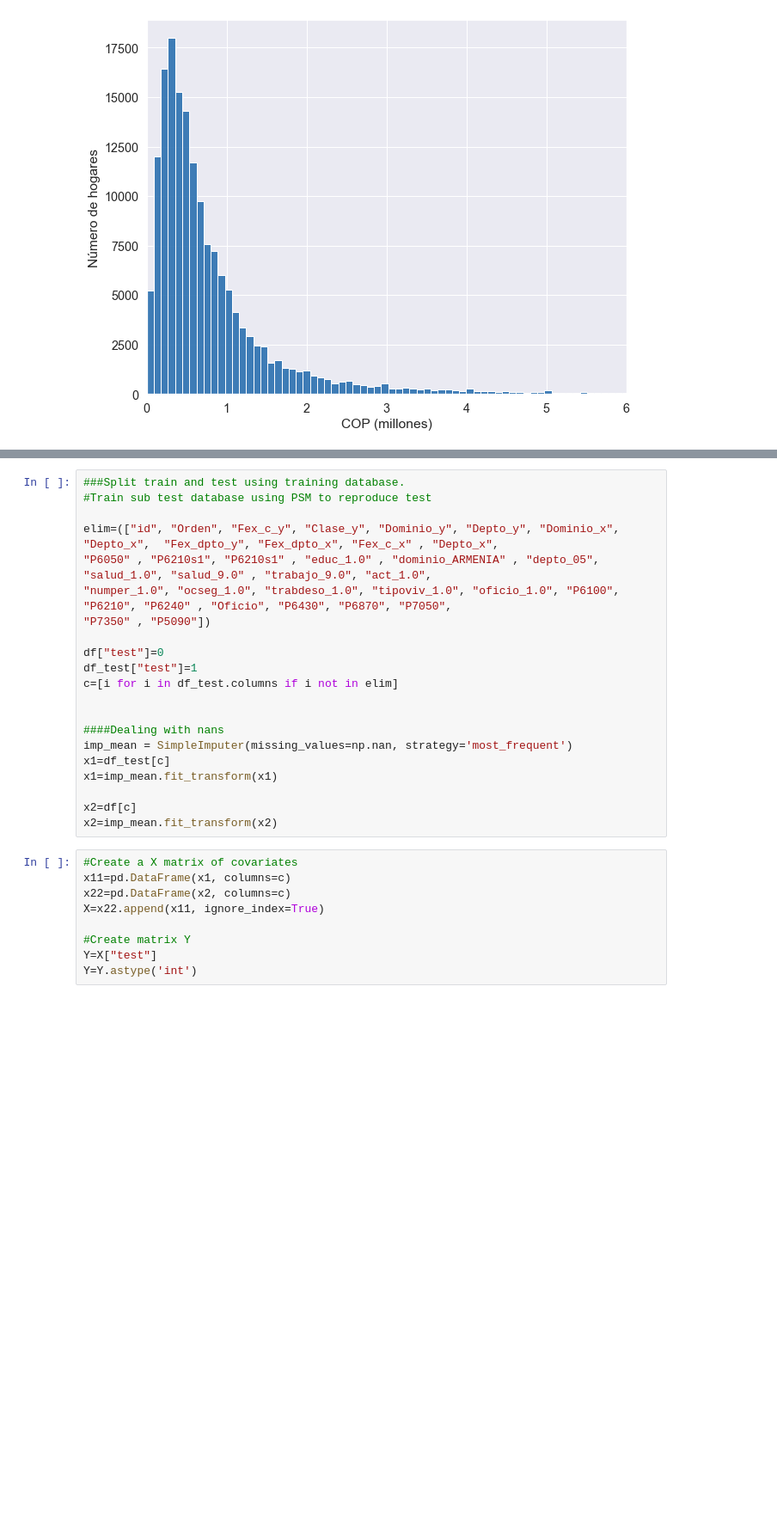
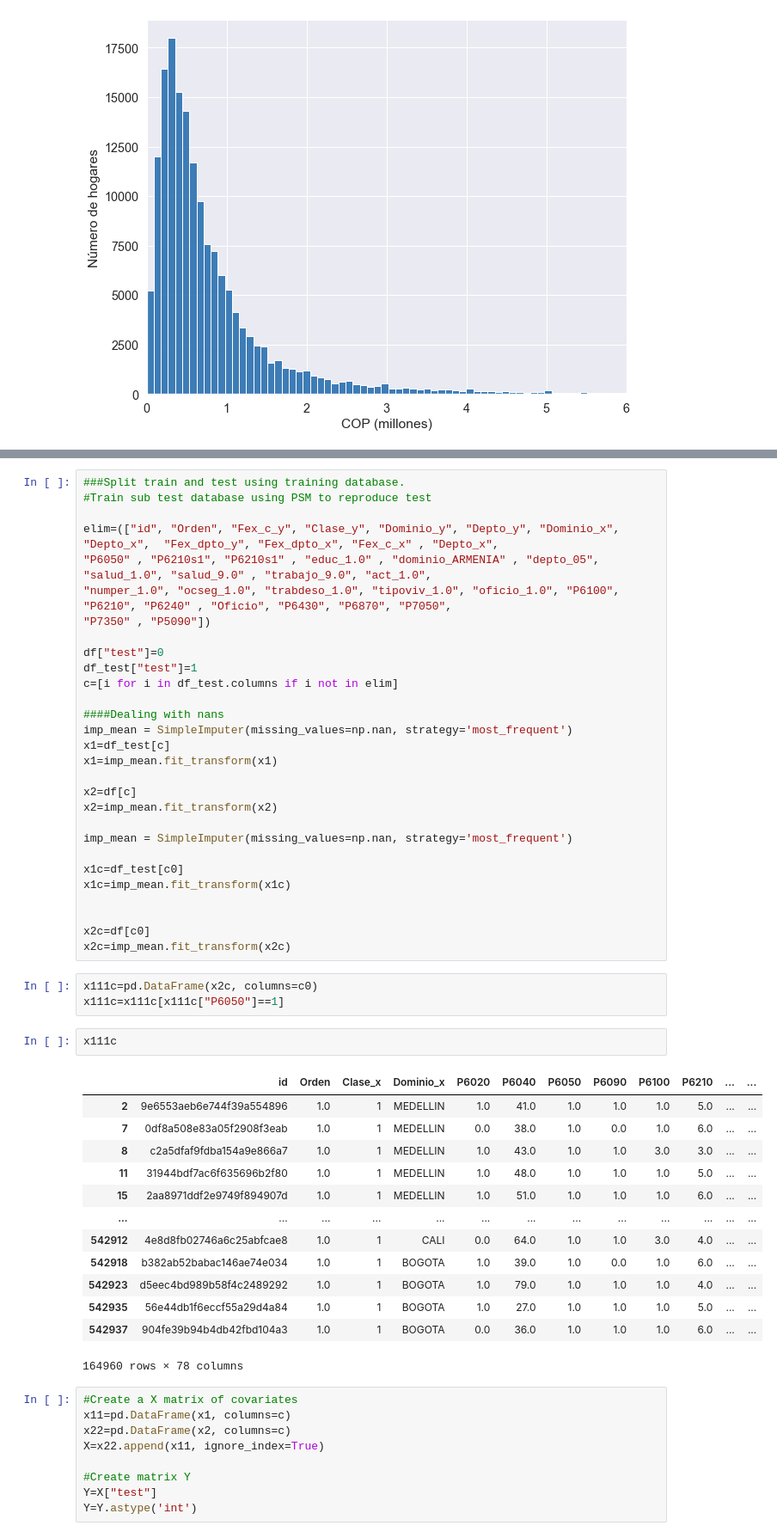
Before and after one commit to sdpinilla18/PS2_BD-ML, a Jupyter notebook: code_PS2_v2.ipynb, the cells around one changed output, grey strips where cells are left out. Shown at 86% size. Saved outputs shown, nothing was run; the diff lists cells and outputs as text; blank space fills up the shorter version.

```diff
--- a/code_PS2_v2.ipynb
+++ b/code_PS2_v2.ipynb
@@ -248,7 +281,6 @@ df["test"]=0
 df_test["test"]=1
 c=[i for i in df_test.columns if i not in elim]
 
-
 ####Dealing with nans
 imp_mean = SimpleImputer(missing_values=np.nan, strategy='most_frequent')
 x1=df_test[c]
@@ -256,6 +288,34 @@ x1=imp_mean.fit_transform(x1)
 
 x2=df[c]
 x2=imp_mean.fit_transform(x2)
+
+imp_mean = SimpleImputer(missing_values=np.nan, strategy='most_frequent')
+
+x1c=df_test[c0]
+x1c=imp_mean.fit_transform(x1c)
+
+
+x2c=df[c0]
+x2c=imp_mean.fit_transform(x2c)
+# %%
+x111c=pd.DataFrame(x2c, columns=c0)
+x111c=x111c[x111c["P6050"]==1]
+# %%
+x111c
+# %% [output]
+|  | id | Orden | Clase_x | Dominio_x | P6020 | P6040 | P6050 | P6090 | P6100 | P6210 | ... | ... |
+| 2 | 9e6553aeb6e744f39a554896 | 1.0 | 1 | MEDELLIN | 1.0 | 41.0 | 1.0 | 1.0 | 1.0 | 5.0 | ... | ... |
+| 7 | 0df8a508e83a05f2908f3eab | 1.0 | 1 | MEDELLIN | 0.0 | 38.0 | 1.0 | 0.0 | 1.0 | 6.0 | ... | ... |
+| 8 | c2a5dfaf9fdba154a9e866a7 | 1.0 | 1 | MEDELLIN | 1.0 | 43.0 | 1.0 | 1.0 | 3.0 | 3.0 | ... | ... |
+| 11 | 31944bdf7ac6f635696b2f80 | 1.0 | 1 | MEDELLIN | 1.0 | 48.0 | 1.0 | 1.0 | 1.0 | 5.0 | ... | ... |
+| 15 | 2aa8971ddf2e9749f894907d | 1.0 | 1 | MEDELLIN | 1.0 | 51.0 | 1.0 | 1.0 | 1.0 | 6.0 | ... | ... |
+| ... | ... | ... | ... | ... | ... | ... | ... | ... | ... | ... | ... | ... |
+| 542912 | 4e8d8fb02746a6c25abfcae8 | 1.0 | 1 | CALI | 0.0 | 64.0 | 1.0 | 1.0 | 3.0 | 4.0 | ... | ... |
+| 542918 | b382ab52babac146ae74e034 | 1.0 | 1 | BOGOTA | 1.0 | 39.0 | 1.0 | 0.0 | 1.0 | 6.0 | ... | ... |
+| 542923 | d5eec4bd989b58f4c2489292 | 1.0 | 1 | BOGOTA | 1.0 | 79.0 | 1.0 | 1.0 | 1.0 | 4.0 | ... | ... |
+| 542935 | 56e44db1f6eccf55a29d4a84 | 1.0 | 1 | BOGOTA | 1.0 | 27.0 | 1.0 | 1.0 | 1.0 | 5.0 | ... | ... |
+| 542937 | 904fe39b94b4db42fbd104a3 | 1.0 | 1 | BOGOTA | 0.0 | 36.0 | 1.0 | 1.0 | 1.0 | 6.0 | ... | ... |
+164960 rows × 78 columns
 # %%
 #Create a X matrix of covariates
 x11=pd.DataFrame(x1, columns=c)
```
Also changed, not shown: parts of 19 cells of this notebook, 1 other file.
